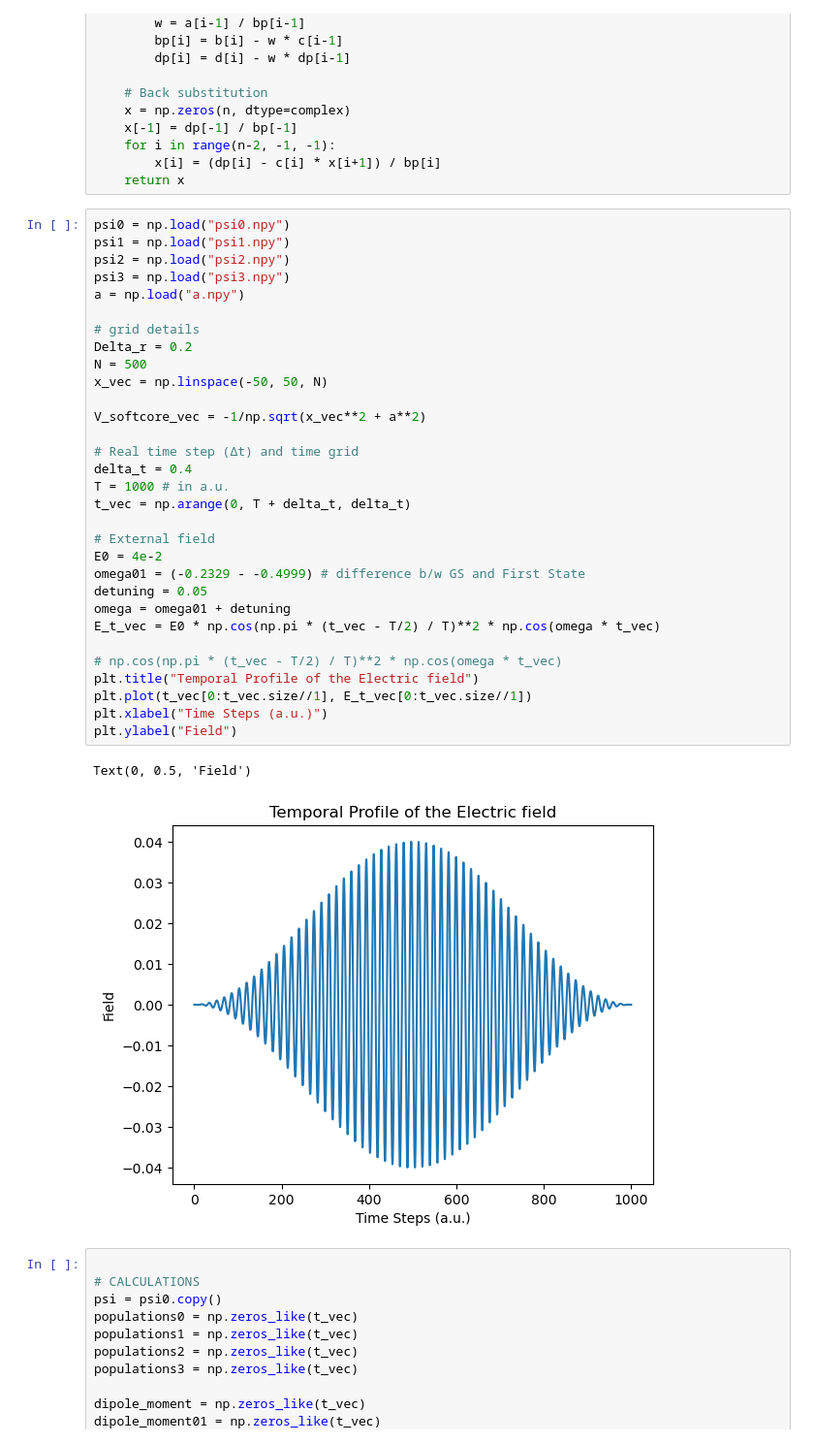
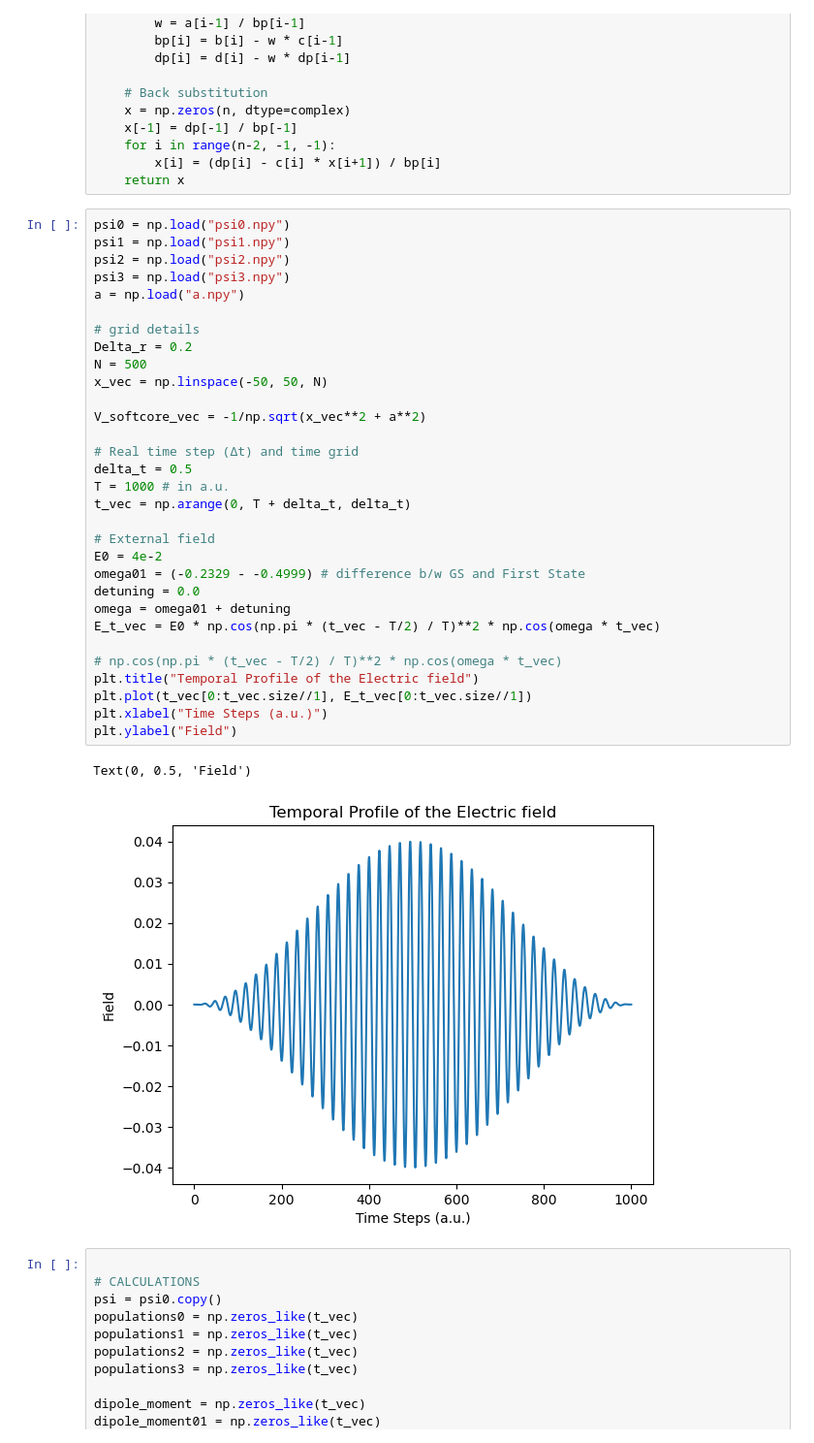
Before and after one commit to SoumyajeetMazumdar/CQMPP, a Jupyter notebook: EXAM/2_coupling_with_E_field.ipynb, the cells around one changed output. Shown at 97% size. Saved outputs shown, nothing was run; the diff lists cells and outputs as text.

```diff
--- a/EXAM/2_coupling_with_E_field.ipynb
+++ b/EXAM/2_coupling_with_E_field.ipynb
@@ -98,36 +98,36 @@ def thomas_algorithm(a, b, c, d):
 psi0 = np.load("psi0.npy")
 psi1 = np.load("psi1.npy")
 psi2 = np.load("psi2.npy")
 psi3 = np.load("psi3.npy")
 a = np.load("a.npy")
 
 # grid details
 Delta_r = 0.2
 N = 500
 x_vec = np.linspace(-50, 50, N)
 
 V_softcore_vec = -1/np.sqrt(x_vec**2 + a**2)
 
 # Real time step (Δt) and time grid
-delta_t = 0.4
+delta_t = 0.5
 T = 1000 # in a.u.
 t_vec = np.arange(0, T + delta_t, delta_t)
 
 # External field
 E0 = 4e-2
 omega01 = (-0.2329 - -0.4999) # difference b/w GS and First State
-detuning = 0.05
+detuning = 0.0
 omega = omega01 + detuning
 E_t_vec = E0 * np.cos(np.pi * (t_vec - T/2) / T)**2 * np.cos(omega * t_vec)
 
 # np.cos(np.pi * (t_vec - T/2) / T)**2 * np.cos(omega * t_vec)
 plt.title("Temporal Profile of the Electric field")
 plt.plot(t_vec[0:t_vec.size//1], E_t_vec[0:t_vec.size//1])
 plt.xlabel("Time Steps (a.u.)")
 plt.ylabel("Field")
 # %% [output]
 Text(0, 0.5, 'Field')
-[figure, old version]
+[figure, new version]
 # %%
 
 # CALCULATIONS
```
Also changed, not shown: parts of 5 cells of this notebook.
